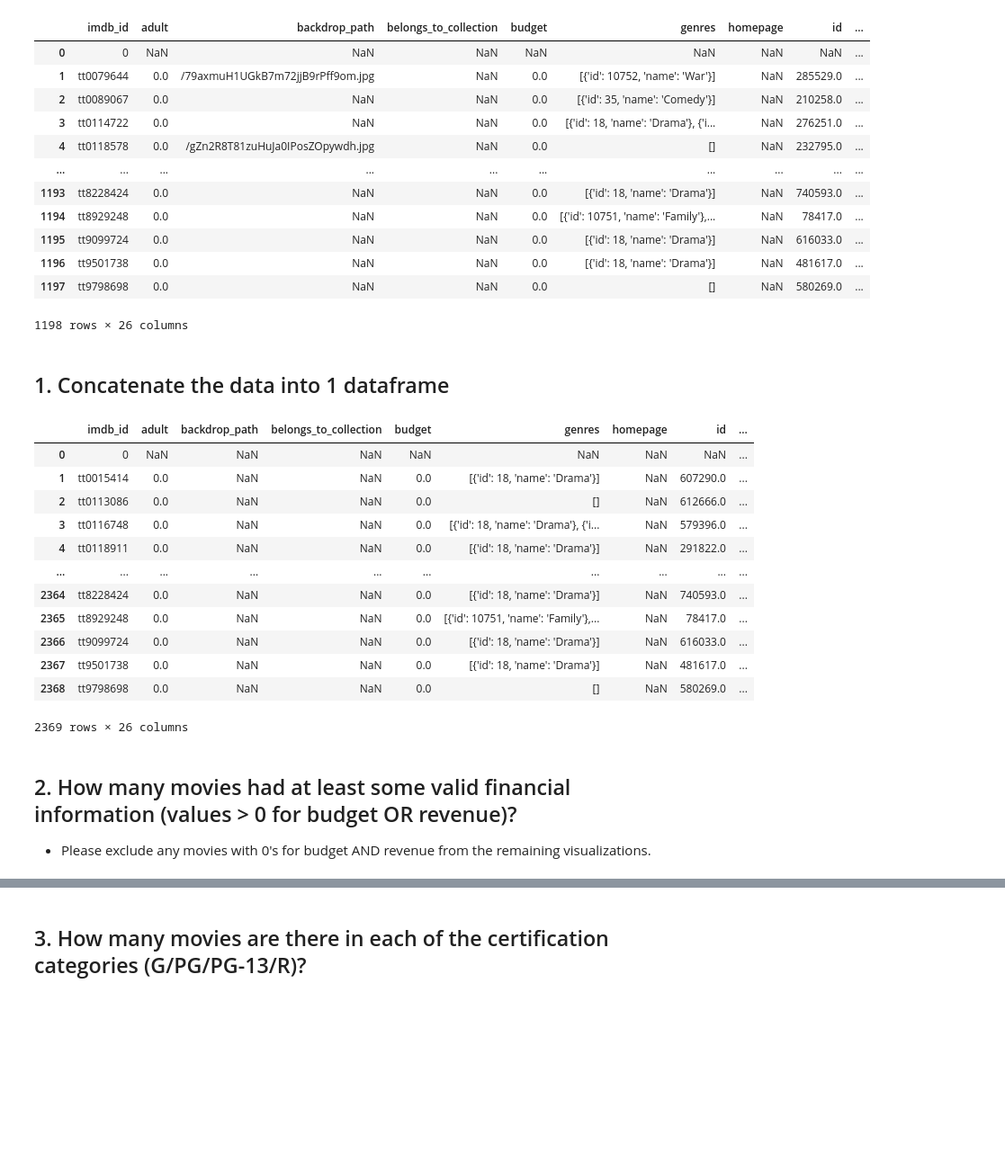
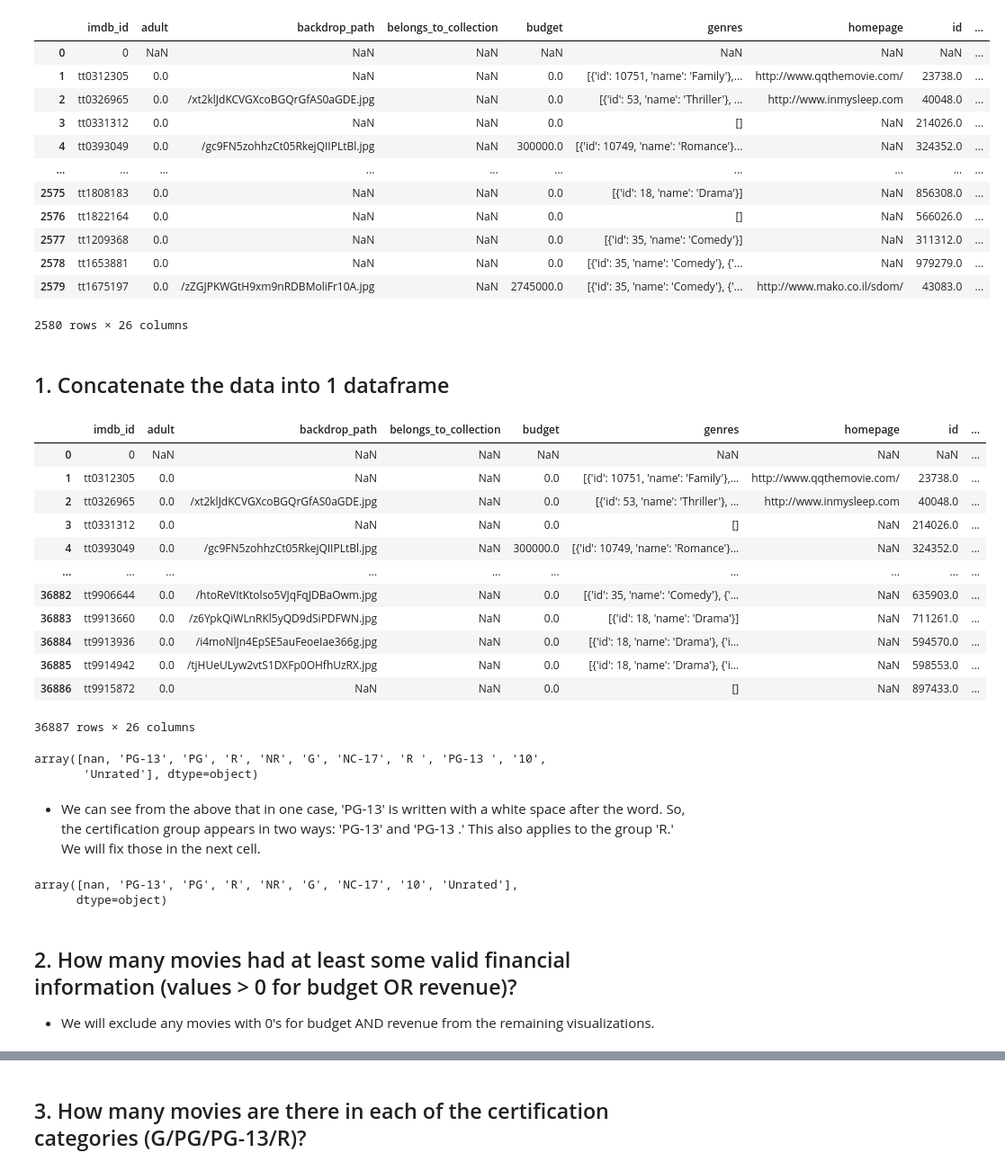
Before and after one commit to todebode/IMDB-Movies, a Jupyter notebook: Project 3 - Part 2 - Exploratory Data Analysis.ipynb, the cells around one changed output, grey strips where cells are left out. Shown: that part at 90% size. Saved outputs shown, nothing was run; the diff lists cells and outputs as text; code cells hidden in the pictures; blank space fills up the shorter version.

```diff
--- a/Project 3 - Part 2 - Exploratory Data Analysis.ipynb
+++ b/Project 3 - Part 2 - Exploratory Data Analysis.ipynb
@@ -15,6 +15,13 @@ import os, json, math, time
 from yelpapi import YelpAPI
 from tqdm.notebook import tqdm_notebook
 # %%
-tmd_2000 = pd.read_csv("Data/final_tmdb_data_2000.csv.gz", low_memory = False)
-tmd_2001 = pd.read_csv("Data/final_tmdb_data_2001.csv.gz", low_memory = False)
-tmd_2000
+tmd_2010 = pd.read_csv("Data/final_tmdb_data_2010.csv.gz", low_memory = False)
+tmd_2011 = pd.read_csv("Data/final_tmdb_data_2011.csv.gz", low_memory = False)
+tmd_2012 = pd.read_csv("Data/final_tmdb_data_2012.csv.gz", low_memory = False)
+tmd_2013 = pd.read_csv("Data/final_tmdb_data_2013.csv.gz", low_memory = False)
+tmd_2014 = pd.read_csv("Data/final_tmdb_data_2014.csv.gz", low_memory = False)
+tmd_2015 = pd.read_csv("Data/final_tmdb_data_2015.csv.gz", low_memory = False)
+tmd_2016 = pd.read_csv("Data/final_tmdb_data_2016.csv.gz", low_memory = False)
+tmd_2017 = pd.read_csv("Data/final_tmdb_data_2017.csv.gz", low_memory = False)
+tmd_2018 = pd.read_csv("Data/final_tmdb_data_2018.csv.gz", low_memory = False)
+tmd_2019 = pd.read_csv("Data/final_tmdb_data_2019.csv.gz", low_memory = False)
@@ -35,44 +28,61 @@ tmd_2000
 # %%
-tmd_2001
+tmd_2010
 # %% [output]
 |  | imdb_id | adult | backdrop_path | belongs_to_collection | budget | genres | homepage | id | ... |
 | 0 | 0 | NaN | NaN | NaN | NaN | NaN | NaN | NaN | ... |
-| 1 | tt0079644 | 0.0 | /79axmuH1UGkB7m72jjB9rPff9om.jpg | NaN | 0.0 | [{'id': 10752, 'name': 'War'}] | NaN | 285529.0 | ... |
-| 2 | tt0089067 | 0.0 | NaN | NaN | 0.0 | [{'id': 35, 'name': 'Comedy'}] | NaN | 210258.0 | ... |
-| 3 | tt0114722 | 0.0 | NaN | NaN | 0.0 | [{'id': 18, 'name': 'Drama'}, {'i... | NaN | 276251.0 | ... |
-| 4 | tt0118578 | 0.0 | /gZn2R8T81zuHuJa0IPosZOpywdh.jpg | NaN | 0.0 | [] | NaN | 232795.0 | ... |
+| 1 | tt0312305 | 0.0 | NaN | NaN | 0.0 | [{'id': 10751, 'name': 'Family'},... | http://www.qqthemovie.com/ | 23738.0 | ... |
+| 2 | tt0326965 | 0.0 | /xt2klJdKCVGXcoBGQrGfAS0aGDE.jpg | NaN | 0.0 | [{'id': 53, 'name': 'Thriller'}, ... | http://www.inmysleep.com | 40048.0 | ... |
+| 3 | tt0331312 | 0.0 | NaN | NaN | 0.0 | [] | NaN | 214026.0 | ... |
+| 4 | tt0393049 | 0.0 | /gc9FN5zohhzCt05RkejQIIPLtBl.jpg | NaN | 300000.0 | [{'id': 10749, 'name': 'Romance'}... | NaN | 324352.0 | ... |
 | ... | ... | ... | ... | ... | ... | ... | ... | ... | ... |
-| 1193 | tt8228424 | 0.0 | NaN | NaN | 0.0 | [{'id': 18, 'name': 'Drama'}] | NaN | 740593.0 | ... |
-| 1194 | tt8929248 | 0.0 | NaN | NaN | 0.0 | [{'id': 10751, 'name': 'Family'},... | NaN | 78417.0 | ... |
-| 1195 | tt9099724 | 0.0 | NaN | NaN | 0.0 | [{'id': 18, 'name': 'Drama'}] | NaN | 616033.0 | ... |
-| 1196 | tt9501738 | 0.0 | NaN | NaN | 0.0 | [{'id': 18, 'name': 'Drama'}] | NaN | 481617.0 | ... |
-| 1197 | tt9798698 | 0.0 | NaN | NaN | 0.0 | [] | NaN | 580269.0 | ... |
+| 2575 | tt1808183 | 0.0 | NaN | NaN | 0.0 | [{'id': 18, 'name': 'Drama'}] | NaN | 856308.0 | ... |
+| 2576 | tt1822164 | 0.0 | NaN | NaN | 0.0 | [] | NaN | 566026.0 | ... |
+| 2577 | tt1209368 | 0.0 | NaN | NaN | 0.0 | [{'id': 35, 'name': 'Comedy'}] | NaN | 311312.0 | ... |
+| 2578 | tt1653881 | 0.0 | NaN | NaN | 0.0 | [{'id': 35, 'name': 'Comedy'}, {'... | NaN | 979279.0 | ... |
+| 2579 | tt1675197 | 0.0 | /zZGJPKWGtH9xm9nRDBMoliFr10A.jpg | NaN | 2745000.0 | [{'id': 35, 'name': 'Comedy'}, {'... | http://www.mako.co.il/sdom/ | 43083.0 | ... |
-1198 rows × 26 columns
+2580 rows × 26 columns
 # %% [markdown]
 ## 1. Concatenate the data into 1 dataframe
 # %%
 ## Concatenate the data into 1 dataframe.
-tmd_movies = pd.concat([tmd_2000, tmd_2001],
+tmd_movies = pd.concat([tmd_2010, tmd_2011, tmd_2012, tmd_2013, tmd_2014,
+                        tmd_2015, tmd_2016, tmd_2017, tmd_2018, tmd_2019],
                       ignore_index=True)
 display(tmd_movies)
 # %% [output]
 |  | imdb_id | adult | backdrop_path | belongs_to_collection | budget | genres | homepage | id | ... |
 | 0 | 0 | NaN | NaN | NaN | NaN | NaN | NaN | NaN | ... |
-| 1 | tt0015414 | 0.0 | NaN | NaN | 0.0 | [{'id': 18, 'name': 'Drama'}] | NaN | 607290.0 | ... |
-| 2 | tt0113086 | 0.0 | NaN | NaN | 0.0 | [] | NaN | 612666.0 | ... |
-| 3 | tt0116748 | 0.0 | NaN | NaN | 0.0 | [{'id': 18, 'name': 'Drama'}, {'i... | NaN | 579396.0 | ... |
-| 4 | tt0118911 | 0.0 | NaN | NaN | 0.0 | [{'id': 18, 'name': 'Drama'}] | NaN | 291822.0 | ... |
+| 1 | tt0312305 | 0.0 | NaN | NaN | 0.0 | [{'id': 10751, 'name': 'Family'},... | http://www.qqthemovie.com/ | 23738.0 | ... |
+| 2 | tt0326965 | 0.0 | /xt2klJdKCVGXcoBGQrGfAS0aGDE.jpg | NaN | 0.0 | [{'id': 53, 'name': 'Thriller'}, ... | http://www.inmysleep.com | 40048.0 | ... |
+| 3 | tt0331312 | 0.0 | NaN | NaN | 0.0 | [] | NaN | 214026.0 | ... |
+| 4 | tt0393049 | 0.0 | /gc9FN5zohhzCt05RkejQIIPLtBl.jpg | NaN | 300000.0 | [{'id': 10749, 'name': 'Romance'}... | NaN | 324352.0 | ... |
 | ... | ... | ... | ... | ... | ... | ... | ... | ... | ... |
-| 2364 | tt8228424 | 0.0 | NaN | NaN | 0.0 | [{'id': 18, 'name': 'Drama'}] | NaN | 740593.0 | ... |
-| 2365 | tt8929248 | 0.0 | NaN | NaN | 0.0 | [{'id': 10751, 'name': 'Family'},... | NaN | 78417.0 | ... |
-| 2366 | tt9099724 | 0.0 | NaN | NaN | 0.0 | [{'id': 18, 'name': 'Drama'}] | NaN | 616033.0 | ... |
-| 2367 | tt9501738 | 0.0 | NaN | NaN | 0.0 | [{'id': 18, 'name': 'Drama'}] | NaN | 481617.0 | ... |
-| 2368 | tt9798698 | 0.0 | NaN | NaN | 0.0 | [] | NaN | 580269.0 | ... |
+| 36882 | tt9906644 | 0.0 | /htoReVItKtolso5VJqFqJDBaOwm.jpg | NaN | 0.0 | [{'id': 35, 'name': 'Comedy'}, {'... | NaN | 635903.0 | ... |
+| 36883 | tt9913660 | 0.0 | /z6YpkQiWLnRKl5yQD9dSiPDFWN.jpg | NaN | 0.0 | [{'id': 18, 'name': 'Drama'}] | NaN | 711261.0 | ... |
+| 36884 | tt9913936 | 0.0 | /i4moNlJn4EpSE5auFeoeIae366g.jpg | NaN | 0.0 | [{'id': 18, 'name': 'Drama'}, {'i... | NaN | 594570.0 | ... |
+| 36885 | tt9914942 | 0.0 | /tjHUeULyw2vtS1DXFp0OHfhUzRX.jpg | NaN | 0.0 | [{'id': 18, 'name': 'Drama'}, {'i... | NaN | 598553.0 | ... |
+| 36886 | tt9915872 | 0.0 | NaN | NaN | 0.0 | [] | NaN | 897433.0 | ... |
-2369 rows × 26 columns
+36887 rows × 26 columns
+# %%
+tmd_movies['certification'].unique()
+# %% [output]
+array([nan, 'PG-13', 'PG', 'R', 'NR', 'G', 'NC-17', 'R ', 'PG-13 ', '10',
+       'Unrated'], dtype=object)
+# %% [markdown]
+- We can see from the above that in one case, 'PG-13' is written with a white space after the word. So, the certification group appears in two ways: 'PG-13' and 'PG-13 .' This also applies to the group 'R.' We will fix those in the next cell.
+# %%
+# Remove white space from certification groups 'PG-13' and 'R'
+# The following code for replacing multiple characters at once was adapted from:
+# https://www.geeksforgeeks.org/python-replace-multiple-characters-at-once/
+tmd_movies['certification'] = tmd_movies['certification'].replace('R ','R').replace('PG-13 ', 'PG-13')
+tmd_movies['certification'].unique()
+# %% [output]
+array([nan, 'PG-13', 'PG', 'R', 'NR', 'G', 'NC-17', '10', 'Unrated'],
+      dtype=object)
 # %% [markdown]
 ## 2. How many movies had at least some valid financial information (values > 0 for budget OR revenue)?
 
-- Please exclude any movies with 0's for budget AND revenue from the remaining visualizations.
+- We will exclude any movies with 0's for budget AND revenue from the remaining visualizations.
 # %%
 df_fin = (tmd_movies["budget"] > 0) | (tmd_movies["revenue"] > 0)
 df_fin
```
Also changed, not shown: parts of 13 cells of this notebook, 6 other files.
